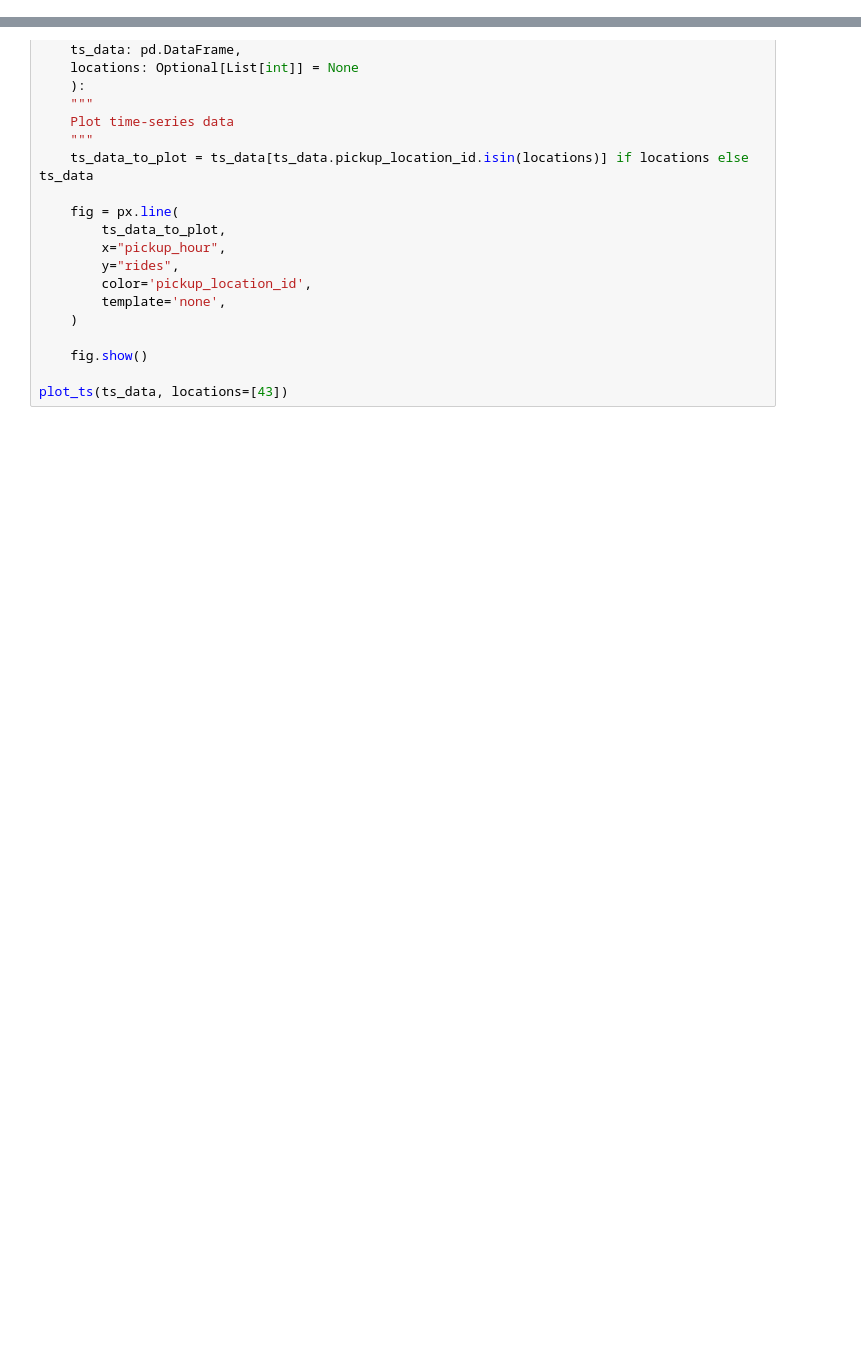
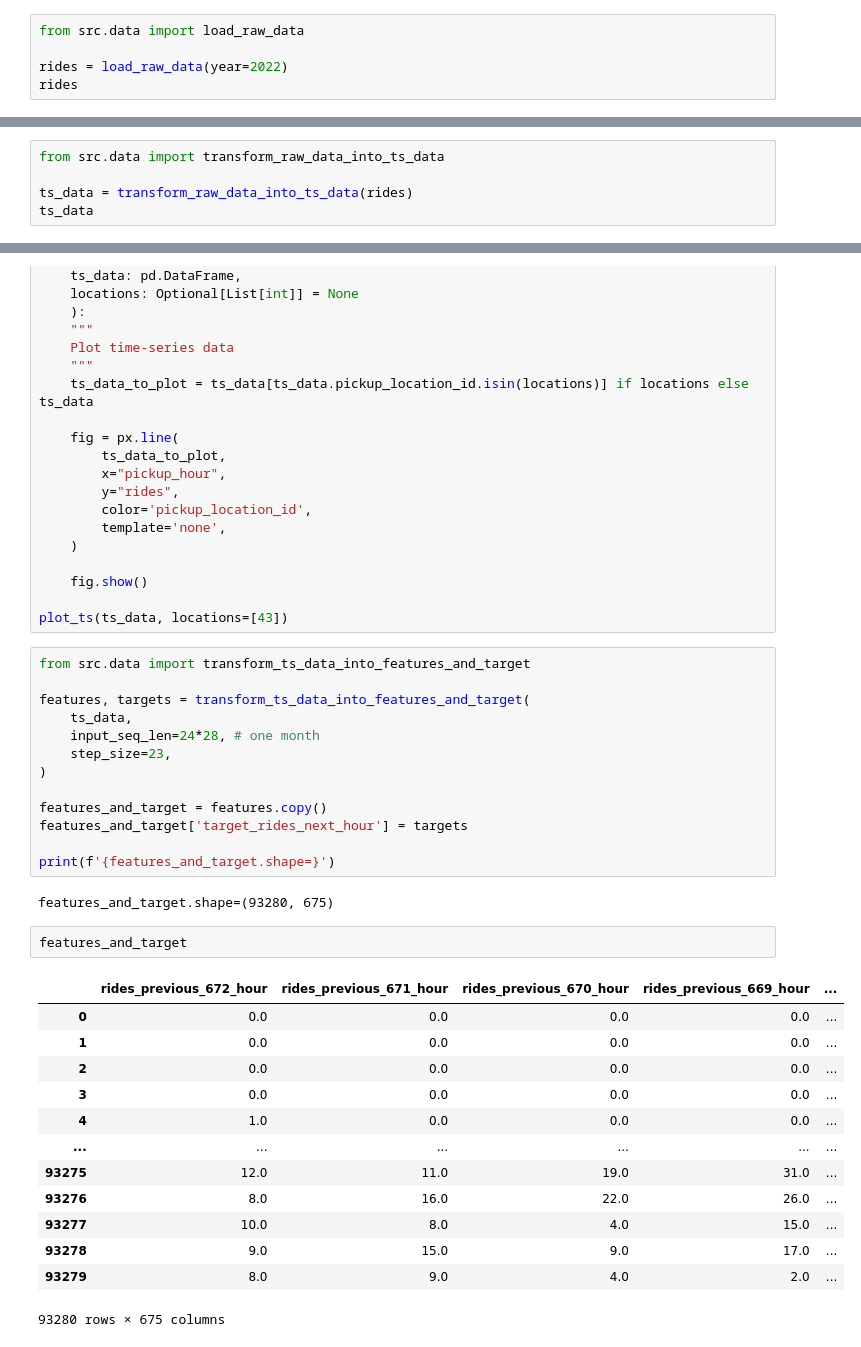
Before and after one commit to Anchit017/taxi_demand_predictor, a Jupyter notebook: notebooks/13_model_training_pipeline.ipynb, the cells around one changed output, grey strips where cells are left out. Cells and saved outputs as stored; diff of their text form; blank space fills up the shorter version.

```diff
--- a/notebooks/13_model_training_pipeline.ipynb
+++ b/notebooks/13_model_training_pipeline.ipynb
@@ -55,3 +55,8 @@ ts_data, _ = feature_view.training_data(description='Time-series hourly taxi rid
 FROM `taxi_nyc_demand_featurestore`.`time_series_hourly_feature_group_1` `fg0`
 UserWarning: pandas only supports SQLAlchemy connectable (engine/connection) or database string URI or sqlite3 DBAPI2 connection. Other DBAPI2 objects are not tested. Please consider using SQLAlchemy.
 TypeError: unsupported operand type(s) for *: 'Timestamp' and 'int'
+# %%
+from src.data import load_raw_data
+
+rides = load_raw_data(year=2022)
+rides
@@ -57,0 +89,5 @@ TypeError: unsupported operand type(s) for *: 'Timestamp' and 'int'
+# %%
+from src.data import transform_raw_data_into_ts_data
+
+ts_data = transform_raw_data_into_ts_data(rides)
+ts_data
@@ -84,3 +148,34 @@ def plot_ts(
     fig.show()
 
 plot_ts(ts_data, locations=[43])
+# %%
+from src.data import transform_ts_data_into_features_and_target
+
+features, targets = transform_ts_data_into_features_and_target(
+    ts_data,
+    input_seq_len=24*28, # one month
+    step_size=23,
+)
+
+features_and_target = features.copy()
+features_and_target['target_rides_next_hour'] = targets
+
+print(f'{features_and_target.shape=}')
+# %% [output]
+features_and_target.shape=(93280, 675)
+# %%
+features_and_target
+# %% [output]
+|  | rides_previous_672_hour | rides_previous_671_hour | rides_previous_670_hour | rides_previous_669_hour | ... |
+| 0 | 0.0 | 0.0 | 0.0 | 0.0 | ... |
+| 1 | 0.0 | 0.0 | 0.0 | 0.0 | ... |
+| 2 | 0.0 | 0.0 | 0.0 | 0.0 | ... |
+| 3 | 0.0 | 0.0 | 0.0 | 0.0 | ... |
+| 4 | 1.0 | 0.0 | 0.0 | 0.0 | ... |
+| ... | ... | ... | ... | ... | ... |
+| 93275 | 12.0 | 11.0 | 19.0 | 31.0 | ... |
+| 93276 | 8.0 | 16.0 | 22.0 | 26.0 | ... |
+| 93277 | 10.0 | 8.0 | 4.0 | 15.0 | ... |
+| 93278 | 9.0 | 15.0 | 9.0 | 17.0 | ... |
+| 93279 | 8.0 | 9.0 | 4.0 | 2.0 | ... |
+93280 rows × 675 columns
```
Also changed, not shown: parts of 12 cells of this notebook, 13 other files.
